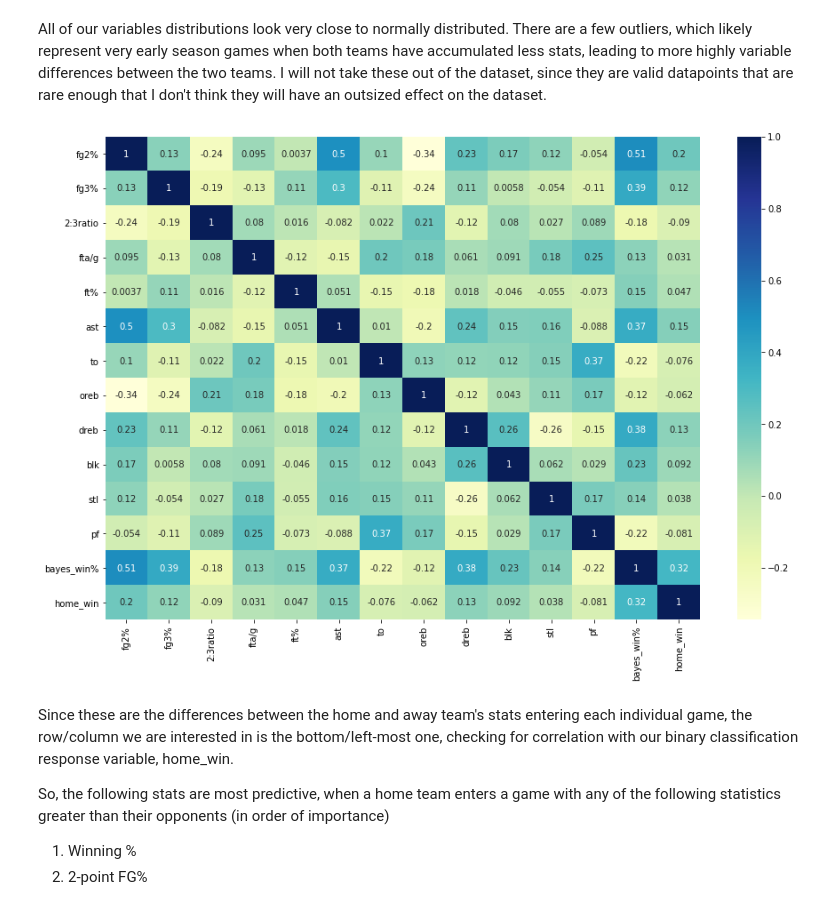
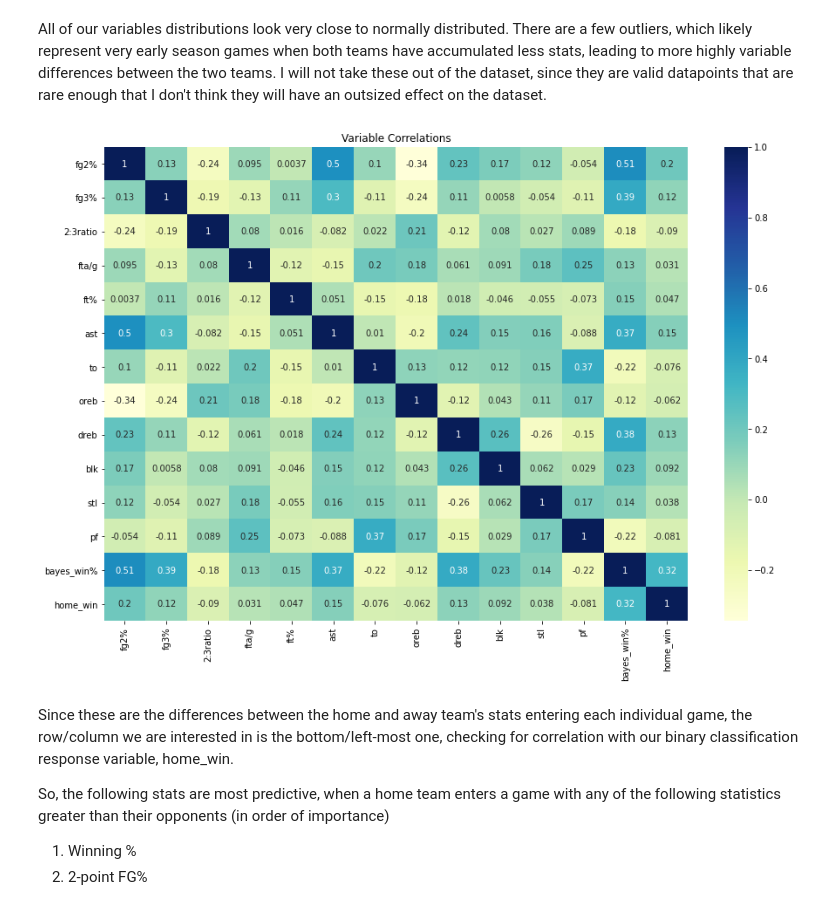
Before and after one commit to abewoycke/NBA-Projections, a Jupyter notebook: 3_EDA/NBA Projections EDA.ipynb, the cells around one changed output. Cells and saved outputs as stored; diff of their text form; code cells hidden in the pictures.

```diff
--- a/3_EDA/NBA Projections EDA.ipynb
+++ b/3_EDA/NBA Projections EDA.ipynb
@@ -213,9 +213,11 @@ All of our variables distributions look very close to normally distributed. Ther
 # %%
 # heatmap, to check data relationships
 _ = plt.figure(figsize=(15,10))
 _ = sns.heatmap(df_compare.corr(),cmap="YlGnBu",annot=True)
+_ = plt.title("Variable Correlations")
+plt.savefig("heatmap.png")
 # %% [output]
-[figure, old version]
+[figure, new version]
 # %% [markdown]
 Since these are the differences between the home and away team's stats entering each individual game, the row/column we are interested in is the bottom/left-most one, checking for correlation with our binary classification response variable, home_win.
 
```
Also changed, not shown: parts of 9 cells of this notebook, 9 other files.
